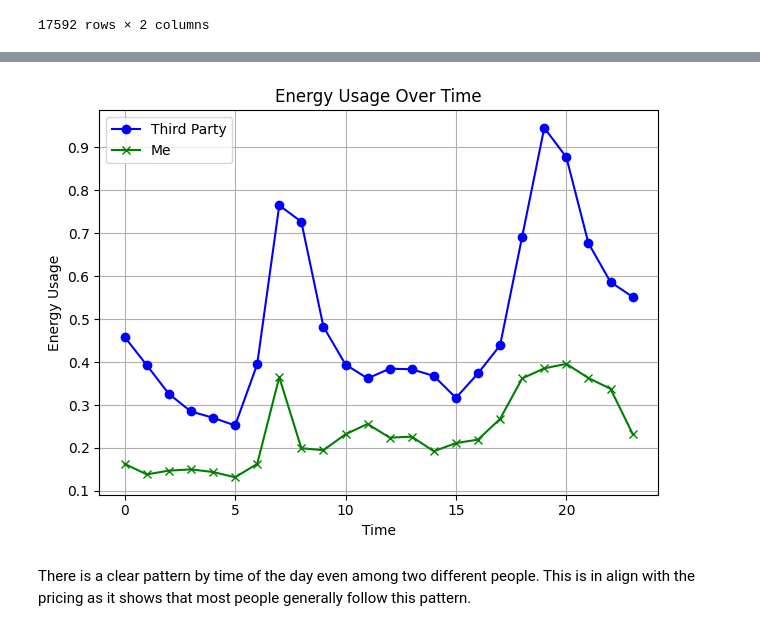
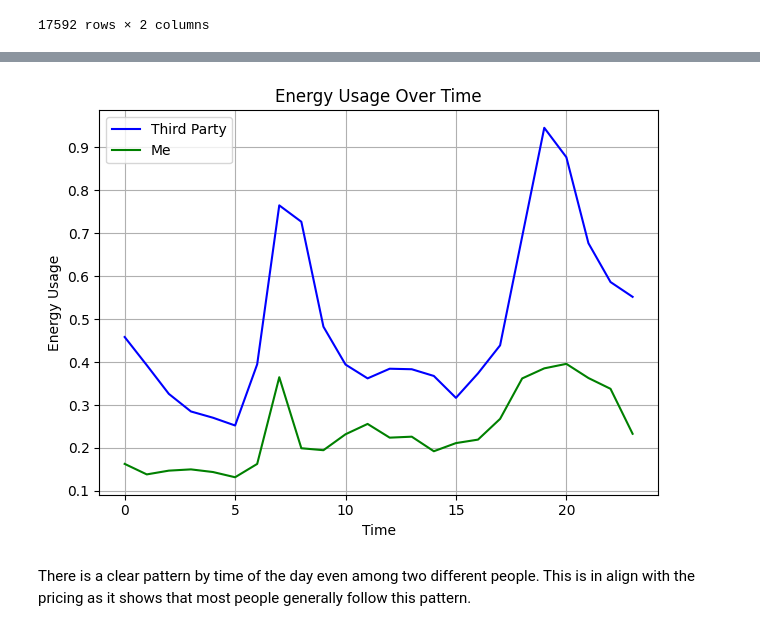
Before and after one commit to ConstantinVictorBeatErtel/energypricer, a Jupyter notebook: energy_efficiency_prediction.ipynb, the cells around one changed output, grey strips where cells are left out. Saved outputs shown, nothing was run; the diff lists cells and outputs as text; code cells hidden in the pictures.

```diff
--- a/energy_efficiency_prediction.ipynb
+++ b/energy_efficiency_prediction.ipynb
@@ -348,18 +353,16 @@ Pricing appears pretty efficient as the two curves overlap for the most part for
 # %%
-third_average_usage_per_hour.plot(label='Third Party', color='blue', marker='o')
-personal_average_usage_per_hour.plot(label='Me', color='green', marker='x')
+third_average_usage_per_hour.plot(label="Third Party", color="blue")
+personal_average_usage_per_hour.plot(label="Me", color="green")
 
-plt.title('Energy Usage Over Time')  # Title of the plot
-plt.xlabel('Time')  # Label for the x-axis
-plt.ylabel('Energy Usage')  # Label for the y-axis
-plt.legend()  # Add a legend to help differentiate the series
-
-plt.grid(True)  # Enable grid for easier readability
-plt.tight_layout()  # Adjust layout to avoid clipping contents
-
+plt.title("Energy Usage Over Time")
+plt.xlabel("Time")
+plt.ylabel("Energy Usage")
+plt.legend()
+plt.grid(True)
+plt.tight_layout()
 plt.show()
 # %% [output]
-[figure, old version]
+[figure, new version]
 # %% [markdown]
 There is a clear pattern by time of the day even among two different people. This is in align with the pricing as it shows that most people generally follow this pattern.
 # %%
```
Also changed, not shown: parts of 35 cells of this notebook.
